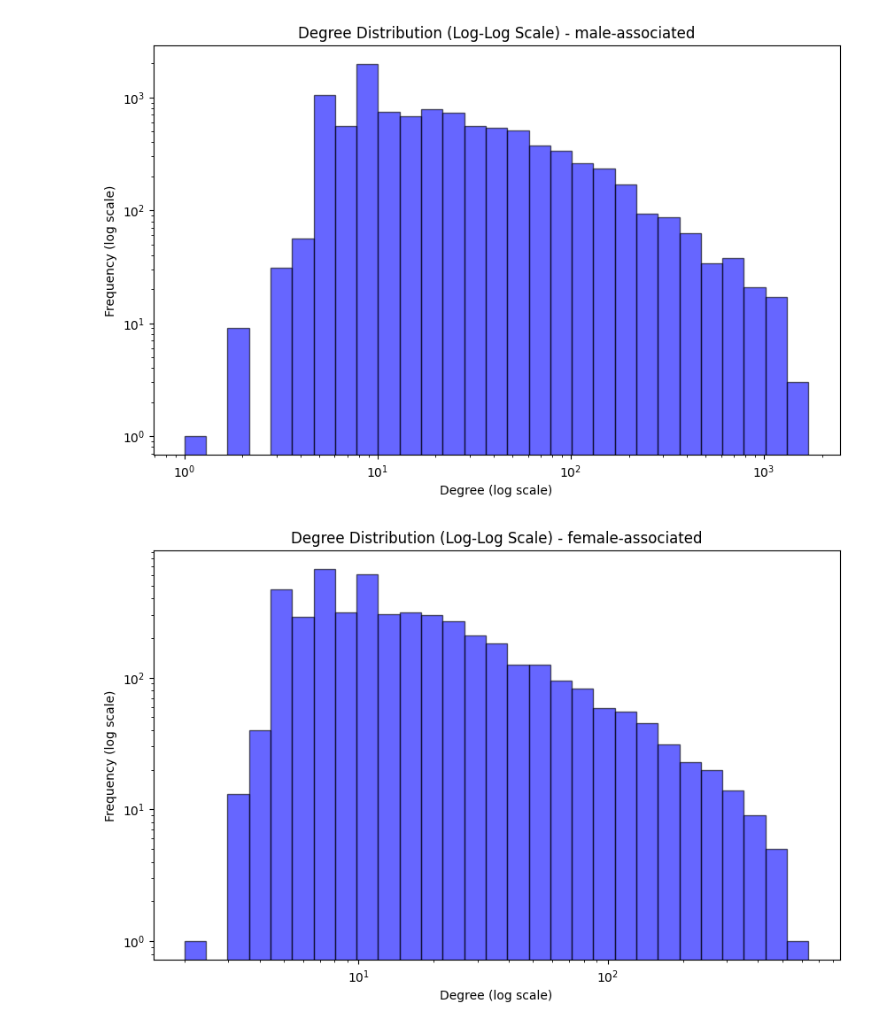
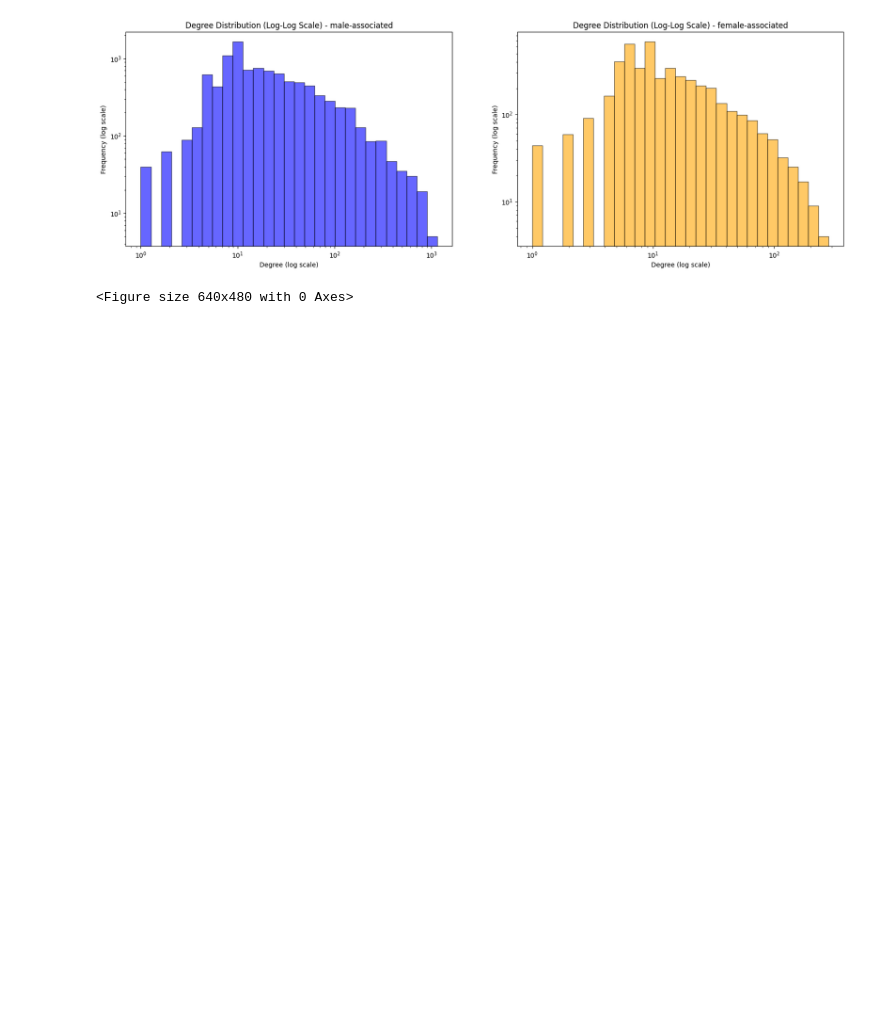
Before and after one commit to GermanButtiero/social_graph_assignment1, a Jupyter notebook: project/create_graph.ipynb, the cells around one changed output. Cells and saved outputs as stored; diff of their text form; code cells hidden in the pictures; blank space fills up the shorter version.

Commit message:
plot

```diff
--- a/project/create_graph.ipynb
+++ b/project/create_graph.ipynb
@@ -74,8 +48,18 @@ def load_weighted_graph_pmi(file):
     G = nx.Graph()
     for (node1, node2), pmi in pmi_values.items():
         G.add_edge(node1, node2, pmi=pmi)
+        for w in (node1, node2):
+            if w in pos_tags:
+                G.nodes[w]['pos'] = pos_tags[w]['pos']
+                G.nodes[w]['gender'] = pos_tags[w]['gender']
+                G.nodes[w]["embedding"] = pos_tags[w]["embedding"]
+            else:
+                G.nodes[w]["pos"] = None
+                G.nodes[w]["gender"] = None
+                G.nodes[w]["embedding"] = None
 
     return G
 
-G_male_pmi = load_weighted_graph_pmi("male_pairs_w.txt")
-G_female_pmi = load_weighted_graph_pmi("female_pairs_w.txt")
+G_male = load_weighted_graph_pmi("male_pairs_w.txt")
+G_female = load_weighted_graph_pmi("female_pairs_w.txt")
+G_mixed = load_weighted_graph_pmi("mixed_pairs_w.txt")
@@ -208,17 +192,29 @@ Node: time, Degree Centrality: 0.0440
 # %%
-def plot_degree_dist_log(graph, gender=None):
-    degrees = list(dict(graph.degree()).values())
-    plt.figure(figsize=(10,6))
-    plt.hist(degrees, bins=np.logspace(np.log10(min(degrees)), np.log10(max(degrees)), 30), color='blue', alpha=0.6, edgecolor='black')
+def plot_degree_dist_log(graph_male, graph_female):
+    degrees_male = list(dict(graph_male.degree()).values())
+    degrees_female = list(dict(graph_female.degree()).values())
+
+    plt.figure(figsize=(20,6))
+    plt.subplot(1, 2, 1)
+    plt.hist(degrees_male, bins=np.logspace(np.log10(min(degrees_male)), np.log10(max(degrees_male)), 30), color='blue', alpha=0.6, edgecolor='black')
     plt.xscale('log')
     plt.yscale('log')
     plt.xlabel('Degree (log scale)')
     plt.ylabel('Frequency (log scale)')
-    plt.title('Degree Distribution (Log-Log Scale)' + (f' - {gender}-associated' if gender else ''))
+    plt.title('Degree Distribution (Log-Log Scale) - male-associated')
+
+    plt.subplot(1, 2, 2)
+    plt.hist(degrees_female, bins=np.logspace(np.log10(min(degrees_female)), np.log10(max(degrees_female)), 30), color='orange', alpha=0.6, edgecolor='black')
+    plt.xscale('log')
+    plt.yscale('log')
+    plt.xlabel('Degree (log scale)')
+    plt.ylabel('Frequency (log scale)')
+    plt.title('Degree Distribution (Log-Log Scale) - female-associated')
+
     plt.show()
-plot_degree_dist_log(G_male, "male")
-plot_degree_dist_log(G_female, "female")
+plot_degree_dist_log(G_male_copy,G_female_copy)
+plt.savefig("degree_distribution_log_log.png")
 # %% [output]
-[figure, old version]
+[figure, new version]
-[figure, removed]
+<Figure size 640x480 with 0 Axes>
 # %%
```
Also changed, not shown: parts of 36 cells of this notebook, 7 other files.
